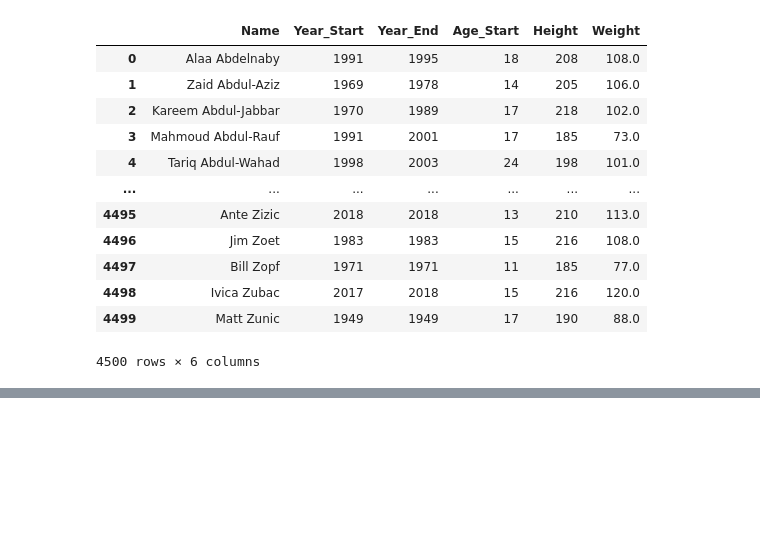
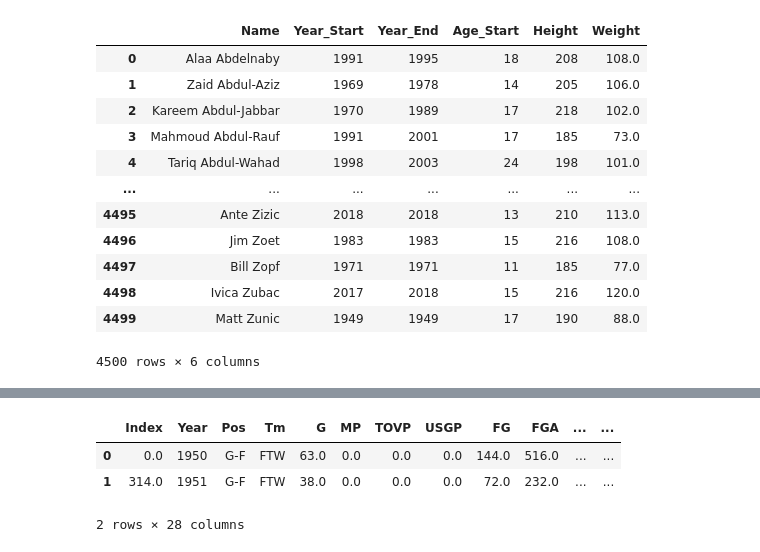
Before and after one commit to black3279/ML-Deep-Learning-Study, a Jupyter notebook: tensorflow/27_selfCheck01.ipynb, the cells around one changed output, grey strips where cells are left out. Saved outputs shown, nothing was run; the diff lists cells and outputs as text; code cells hidden in the pictures; blank space fills up the shorter version.

```diff
--- a/tensorflow/27_selfCheck01.ipynb
+++ b/tensorflow/27_selfCheck01.ipynb
@@ -95,0 +123,7 @@ df_b = df.dropna()
+# %%
+df.head(2)
+# %% [output]
+|  | Index | Year | Pos | Tm | G | MP | TOVP | USGP | FG | FGA | ... | ... |
+| 0 | 0.0 | 1950 | G-F | FTW | 63.0 | 0.0 | 0.0 | 0.0 | 144.0 | 516.0 | ... | ... |
+| 1 | 314.0 | 1951 | G-F | FTW | 38.0 | 0.0 | 0.0 | 0.0 | 72.0 | 232.0 | ... | ... |
+2 rows × 28 columns
```
Also changed, not shown: parts of 6 cells of this notebook, 1 other file.
